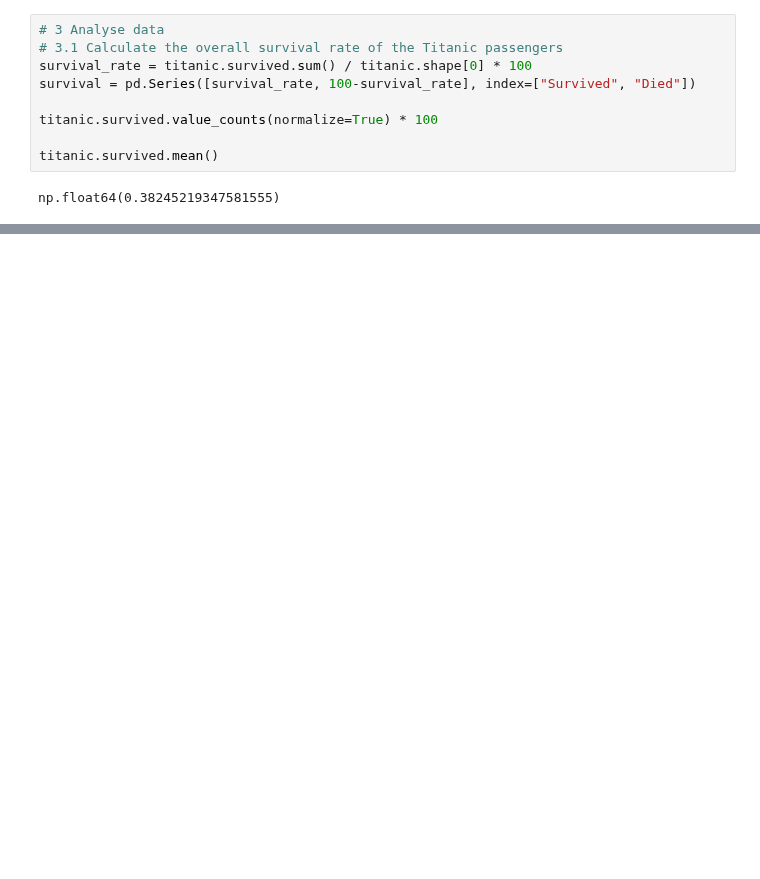
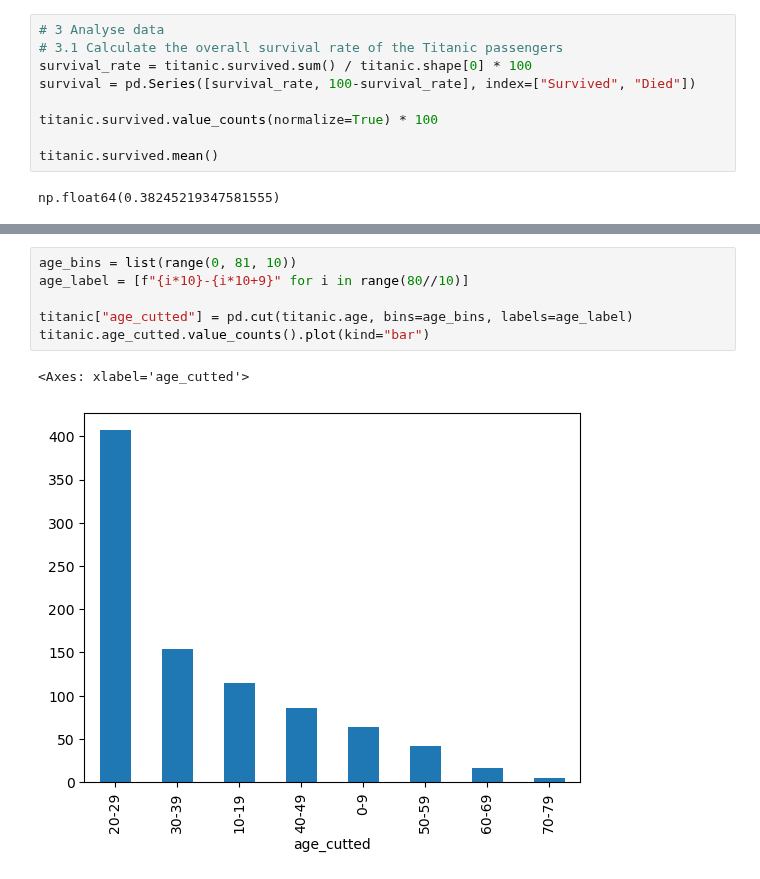
Before and after one commit to moiap13/nomades_python_programming_langugage, a Jupyter notebook: numpy_pandas/student_exercises/corrections/pandas/titanic/titanic.ipynb, the cells around one changed output, grey strips where cells are left out. Cells and saved outputs as stored; diff of their text form; blank space fills up the shorter version.

```diff
--- a/numpy_pandas/student_exercises/corrections/pandas/titanic/titanic.ipynb
+++ b/numpy_pandas/student_exercises/corrections/pandas/titanic/titanic.ipynb
@@ -134,0 +153,9 @@ group = titanic.groupby(["pclass", "embarked"])
+# %%
+age_bins = list(range(0, 81, 10))
+age_label = [f"{i*10}-{i*10+9}" for i in range(80//10)]
+
+titanic["age_cutted"] = pd.cut(titanic.age, bins=age_bins, labels=age_label)
+titanic.age_cutted.value_counts().plot(kind="bar")
+# %% [output]
+<Axes: xlabel='age_cutted'>
+[figure, added]
```
Also changed, not shown: parts of 18 cells of this notebook, 18 other files.
